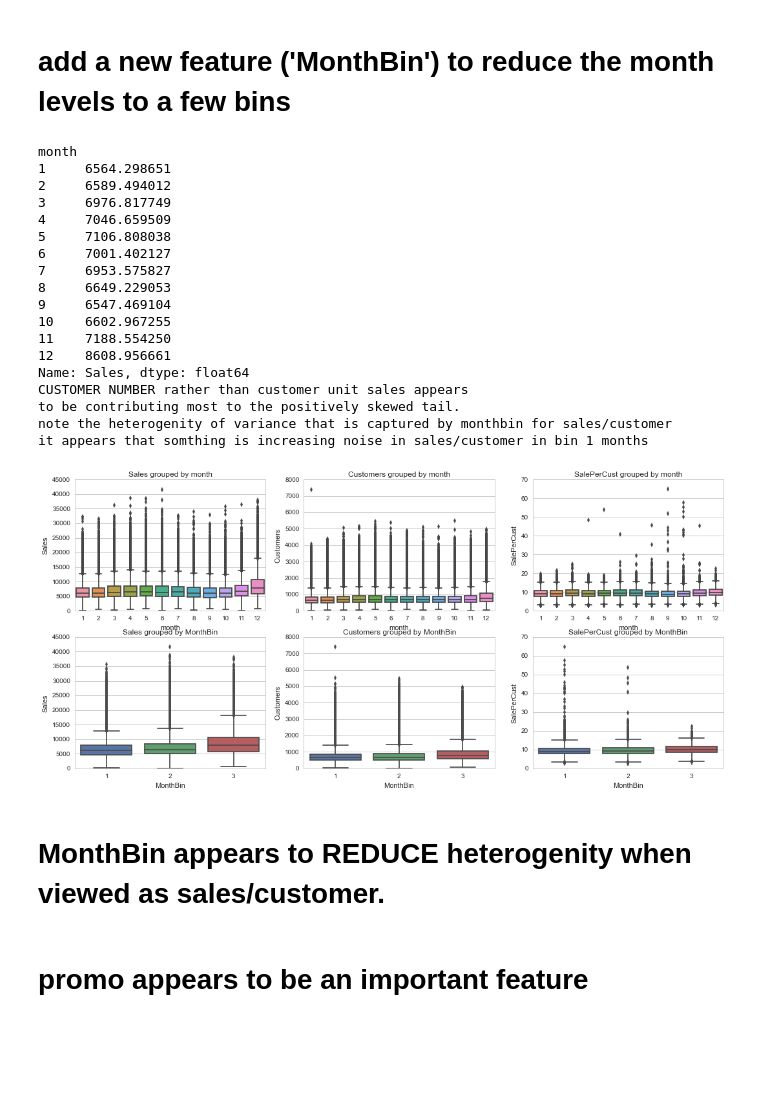
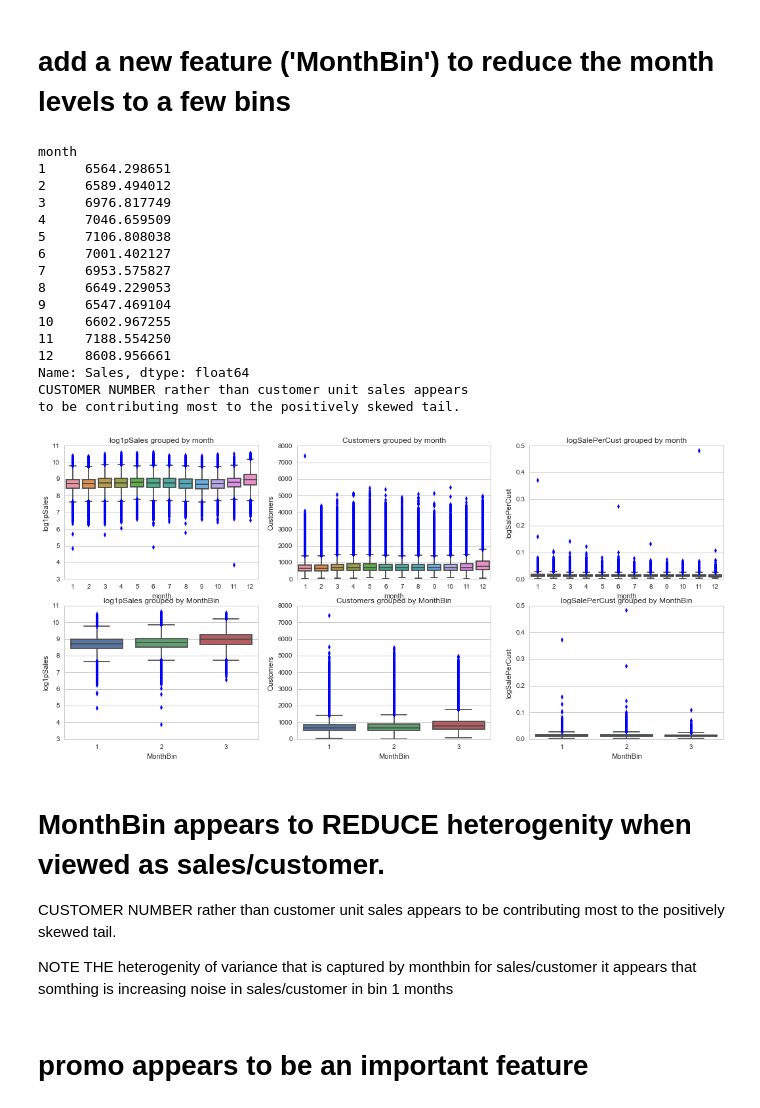
Before and after one commit to rocket-ron/kaggle, a Jupyter notebook: rossman/implementation.ipynb, the cells around one changed output. Drawn from its saved outputs; the diff is of its cells as text; code cells hidden in the pictures; blank space fills up the shorter version.

```diff
--- a/rossman/implementation.ipynb
+++ b/rossman/implementation.ipynb
@@ -660,7 +659,7 @@ print 'to be contributing most to the positively skewed tail.'
 # NEW FEATURE add the new customer centric variables
 # this is like the storeEff but is broken down for every training measurement
 train_data2['SalePerCust']=train_data2.Sales/train_data2.Customers
-
+train_data2['logSalePerCust']=train_data2.log1pSales/train_data2.Customers
 
 
 # NEW FEATURE - MonthBin
@@ -669,45 +668,45 @@ train_data2['MonthBin']=train_data2.month
 test_data2['MonthBin']=train_data2.month
 transform={1:1, 2:1, 8:1, 9:1, 10:1, 3:2, 7:2, 6:2, 4:2, 5:2, 11:2, 12:3}
 #MonBin=train_data2.month
 train_data2.MonthBin = [transform[train_data2.MonthBin[i]] for i in range(len(train_data2.MonthBin))]
 test_data2.MonthBin = [transform[test_data2.MonthBin[i]] for i in range(len(test_data2.MonthBin))]
 #store_data2['MonthBin']=np.empty(len(store_data2))
 
 fig, ax_list = plt.subplots(2,3, figsize=(18,8))
 ax_list = ax_list.ravel()
 
-BoxPlotGroupBy(train_data2, 'Sales', 'month', ax_list[0])
+BoxPlotGroupBy(train_data2, 'log1pSales', 'month', ax_list[0])
 BoxPlotGroupBy(train_data2, 'Customers', 'month', ax_list[1])
-BoxPlotGroupBy(train_data2, 'SalePerCust', 'month', ax_list[2])
+BoxPlotGroupBy(train_data2, 'logSalePerCust', 'month', ax_list[2])
 
-BoxPlotGroupBy(train_data2, 'Sales', 'MonthBin', ax_list[3])
+BoxPlotGroupBy(train_data2, 'log1pSales', 'MonthBin', ax_list[3])
 BoxPlotGroupBy(train_data2, 'Customers', 'MonthBin', ax_list[4])
-BoxPlotGroupBy(train_data2, 'SalePerCust', 'MonthBin', ax_list[5])
-
-print 'note the heterogenity of variance that is captured by monthbin for sales/customer'
-print 'it appears that somthing is increasing noise in sales/customer in bin 1 months'
+BoxPlotGroupBy(train_data2, 'logSalePerCust', 'MonthBin', ax_list[5])
 # %% [output]
 month
 1     6564.298651
 2     6589.494012
 3     6976.817749
 4     7046.659509
 5     7106.808038
 6     7001.402127
 7     6953.575827
 8     6649.229053
 9     6547.469104
 10    6602.967255
 11    7188.554250
 12    8608.956661
 Name: Sales, dtype: float64
 CUSTOMER NUMBER rather than customer unit sales appears
 to be contributing most to the positively skewed tail.
-note the heterogenity of variance that is captured by monthbin for sales/customer
-it appears that somthing is increasing noise in sales/customer in bin 1 months
-[figure, old version]
+[figure, new version]
-# %% [markdown]
-# MonthBin appears to REDUCE heterogenity when viewed as sales/customer.
+# %% [markdown]
+# MonthBin appears to REDUCE heterogenity when viewed as sales/customer.
+
+CUSTOMER NUMBER rather than customer unit sales appears to be contributing most to the positively skewed tail.
+
+NOTE THE  heterogenity of variance that is captured by monthbin for sales/customer
+it appears that somthing is increasing noise in sales/customer in bin 1 months
 # %% [markdown]
 # promo appears to be an important feature
 # %%
```
Also changed, not shown: parts of 19 cells of this notebook.
